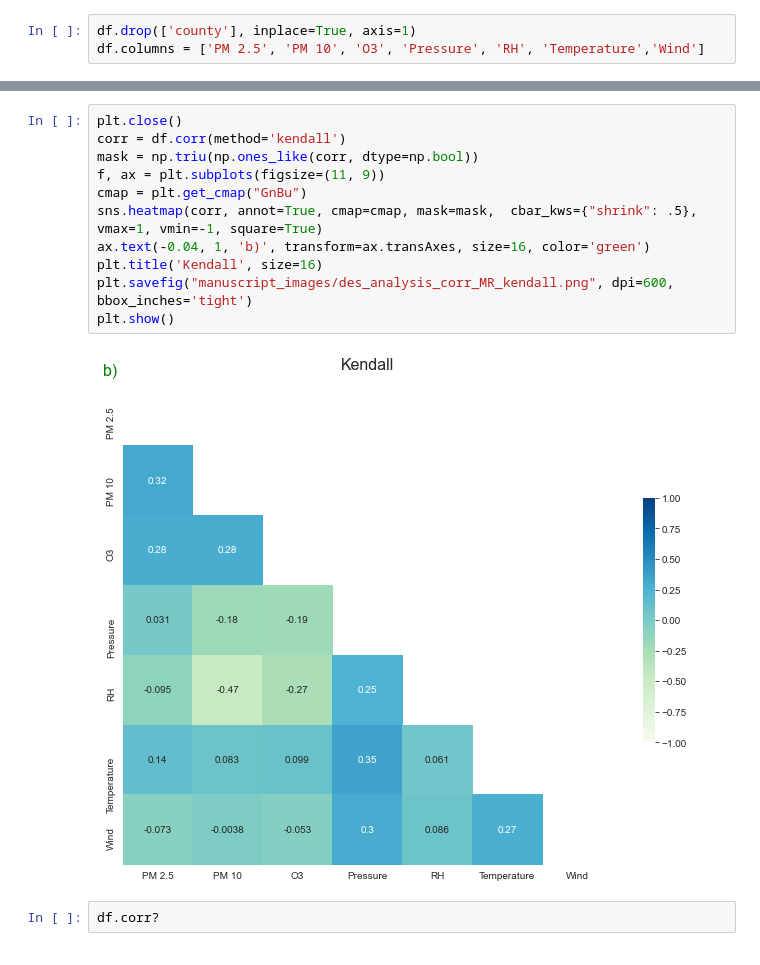
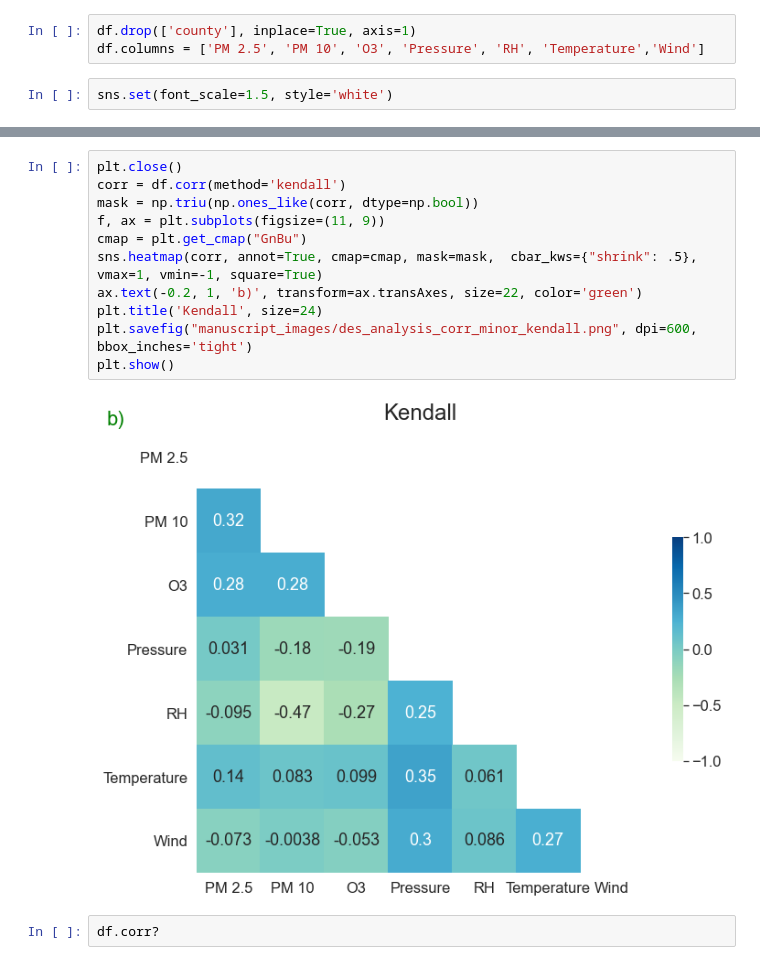
Before and after one commit to newtein/pollution_science, a Jupyter notebook: descriptive_analysis_MR.ipynb, the cells around one changed output, grey strips where cells are left out. Drawn from its saved outputs; the diff is of its cells as text.

```diff
--- a/descriptive_analysis_MR.ipynb
+++ b/descriptive_analysis_MR.ipynb
@@ -88,6 +88,8 @@ des_stats.to_csv("manuscript_images/table_1_MR.csv")
 # %%
 df.drop(['county'], inplace=True, axis=1)
 df.columns = ['PM 2.5', 'PM 10', 'O3', 'Pressure', 'RH', 'Temperature','Wind']
+# %%
+sns.set(font_scale=1.5, style='white')
 # %%
 plt.close()
 corr = df.corr(method='spearman')
@@ -104,15 +107,15 @@ plt.show()
 # %%
 plt.close()
 corr = df.corr(method='kendall')
 mask = np.triu(np.ones_like(corr, dtype=np.bool))
 f, ax = plt.subplots(figsize=(11, 9))
 cmap = plt.get_cmap("GnBu")
 sns.heatmap(corr, annot=True, cmap=cmap, mask=mask,  cbar_kws={"shrink": .5}, vmax=1, vmin=-1, square=True)
-ax.text(-0.04, 1, 'b)', transform=ax.transAxes, size=16, color='green')
-plt.title('Kendall', size=16)
-plt.savefig("manuscript_images/des_analysis_corr_MR_kendall.png", dpi=600, bbox_inches='tight')
+ax.text(-0.2, 1, 'b)', transform=ax.transAxes, size=22, color='green')
+plt.title('Kendall', size=24)
+plt.savefig("manuscript_images/des_analysis_corr_minor_kendall.png", dpi=600, bbox_inches='tight')
 plt.show()
 # %% [output]
-[figure, old version]
+[figure, new version]
 # %%
 df.corr?
```
Also changed, not shown: parts of 3 cells of this notebook, 7 other files.
